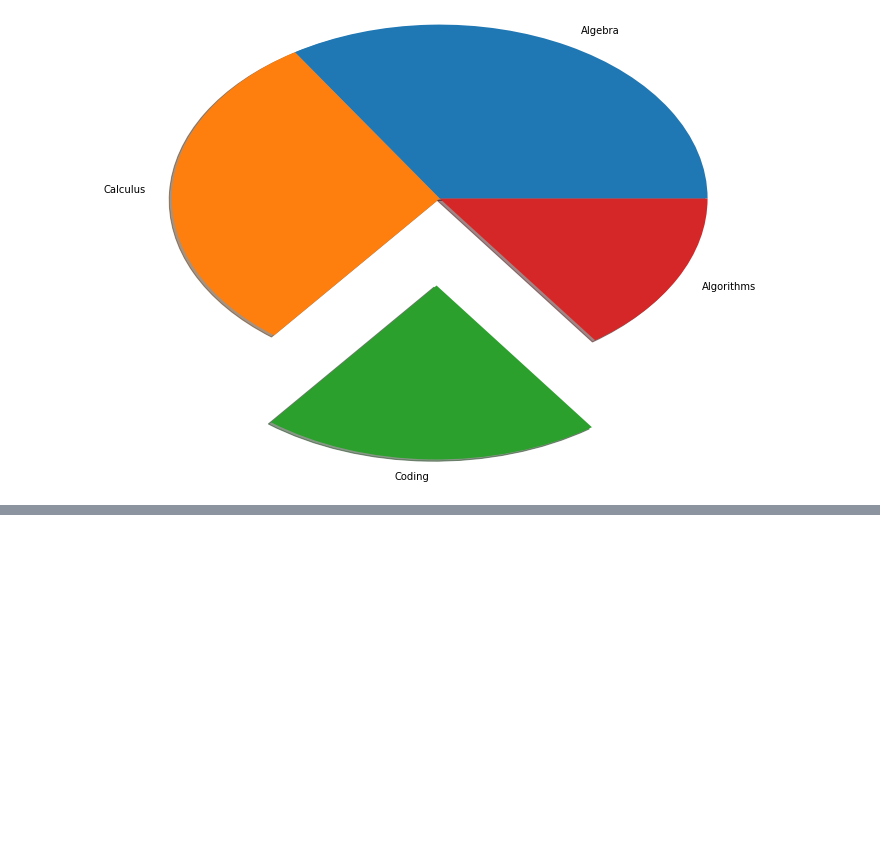
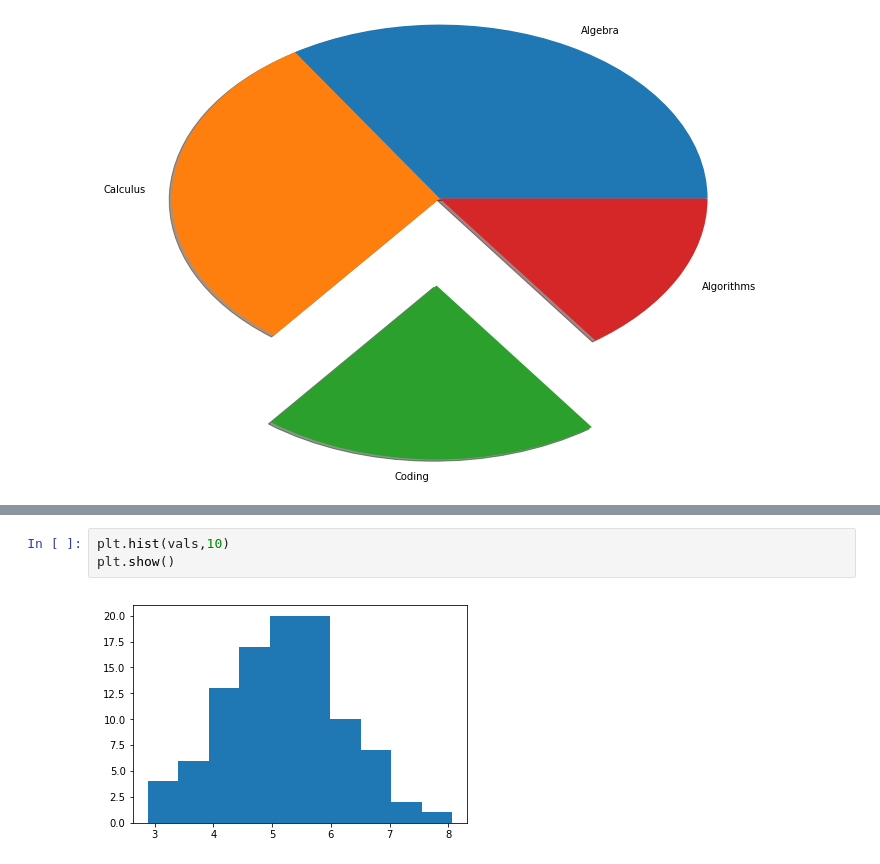
Before and after one commit to chiranjev/Machine-Learning-Algorithms-From-Scratch, a Jupyter notebook: Data Processing and Visualization/Matplotlib_Basics.ipynb, the cells around one changed output, grey strips where cells are left out. Drawn from its saved outputs; the diff is of its cells as text; blank space fills up the shorter version.

```diff
--- a/Data Processing and Visualization/Matplotlib_Basics.ipynb
+++ b/Data Processing and Visualization/Matplotlib_Basics.ipynb
@@ -92,0 +137,5 @@ plt.plot()
+# %%
+plt.hist(vals,10)
+plt.show()
+# %% [output]
+[figure, added]
```
Also changed, not shown: parts of 8 cells of this notebook.
